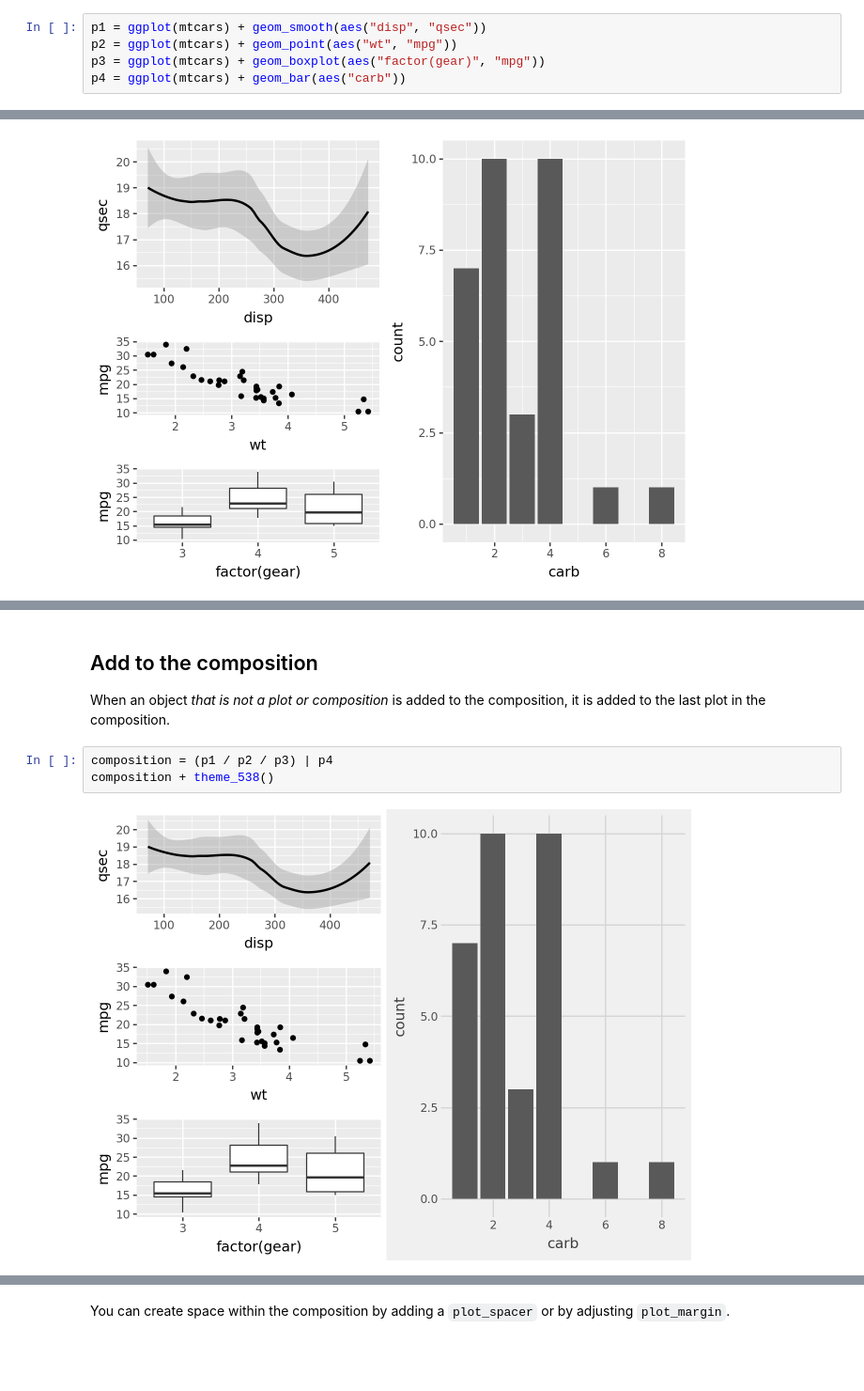
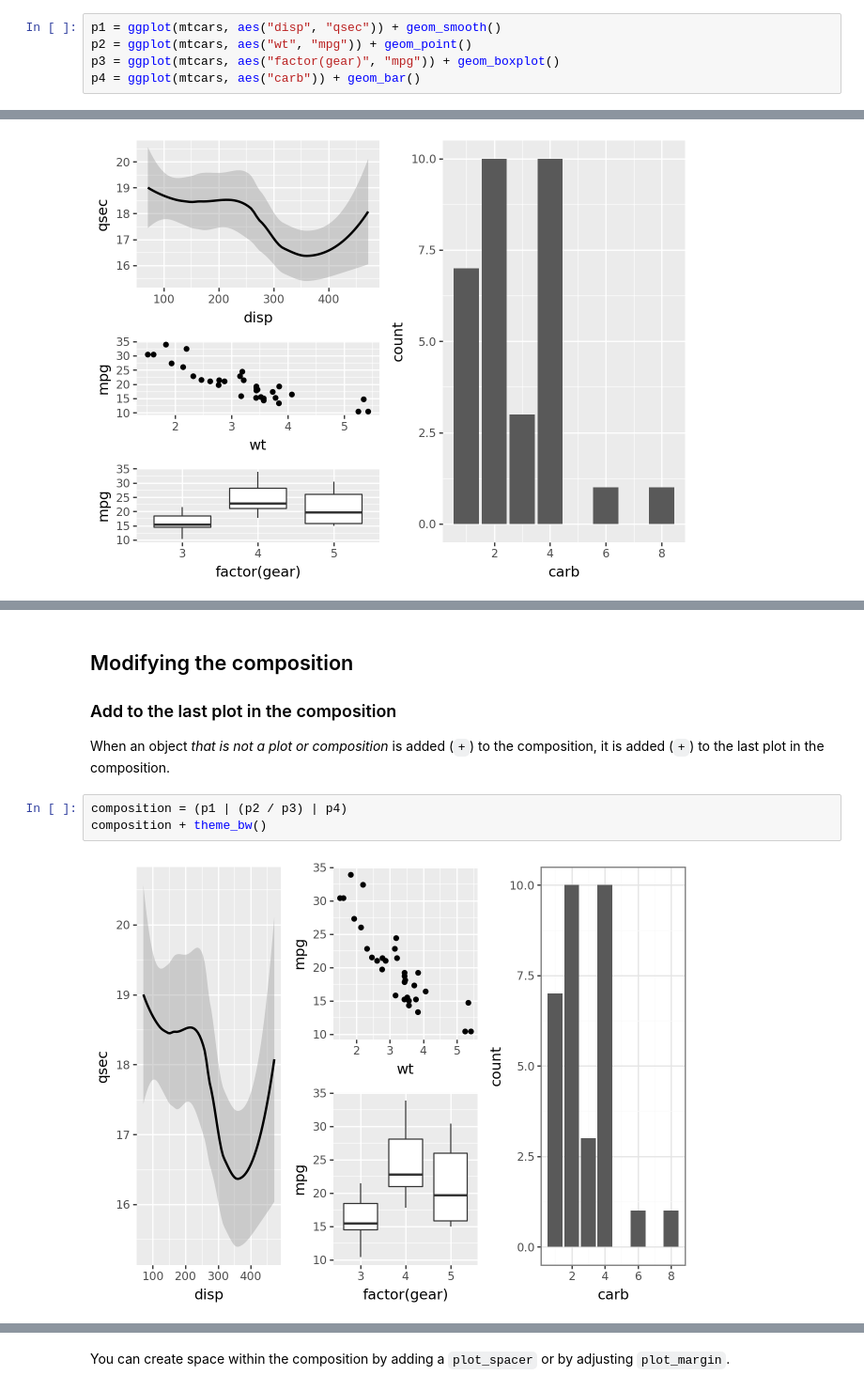
Before and after one commit to has2k1/plotnine-examples, a Jupyter notebook: plotnine_examples/examples/Compose.ipynb, the cells around one changed output, grey strips where cells are left out. Shown at 94% size. Drawn from its saved outputs; the diff is of its cells as text; blank space fills up the shorter version.

```diff
--- a/plotnine_examples/examples/Arrange.ipynb
+++ b/plotnine_examples/examples/Compose.ipynb
@@ -18,10 +19,10 @@ from plotnine.data import mtcars
 # %% [markdown]
 ## Plots
 # %%
-p1 = ggplot(mtcars) + geom_smooth(aes("disp", "qsec"))
-p2 = ggplot(mtcars) + geom_point(aes("wt", "mpg"))
-p3 = ggplot(mtcars) + geom_boxplot(aes("factor(gear)", "mpg"))
-p4 = ggplot(mtcars) + geom_bar(aes("carb"))
+p1 = ggplot(mtcars, aes("disp", "qsec")) + geom_smooth()
+p2 = ggplot(mtcars, aes("wt", "mpg")) + geom_point()
+p3 = ggplot(mtcars, aes("factor(gear)", "mpg")) + geom_boxplot()
+p4 = ggplot(mtcars, aes("carb")) + geom_bar()
 # %% [markdown]
 ## The Arithmetic
 # %%
@@ -56,10 +69,12 @@ The _panel_ in `p1` has the same height as the _panels_ of `p2` and `p3` combine
 # %% [markdown]
-## Add to the composition
+## Modifying the composition
 
-When an object _that is not a plot or composition_ is added to the composition, it is
-added to the last plot in the composition.
+### Add to the last plot in the composition
+
+When an object _that is not a plot or composition_ is added (`+`) to the composition, it is
+added (`+`) to the last plot in the composition.
 # %%
-composition = (p1 / p2 / p3) | p4
-composition + theme_538()
+composition = (p1 | (p2 / p3) | p4)
+composition + theme_bw()
 # %% [output]
-[figure, old version]
+[figure, new version]
```
Also changed, not shown: parts of 30 cells of this notebook.
